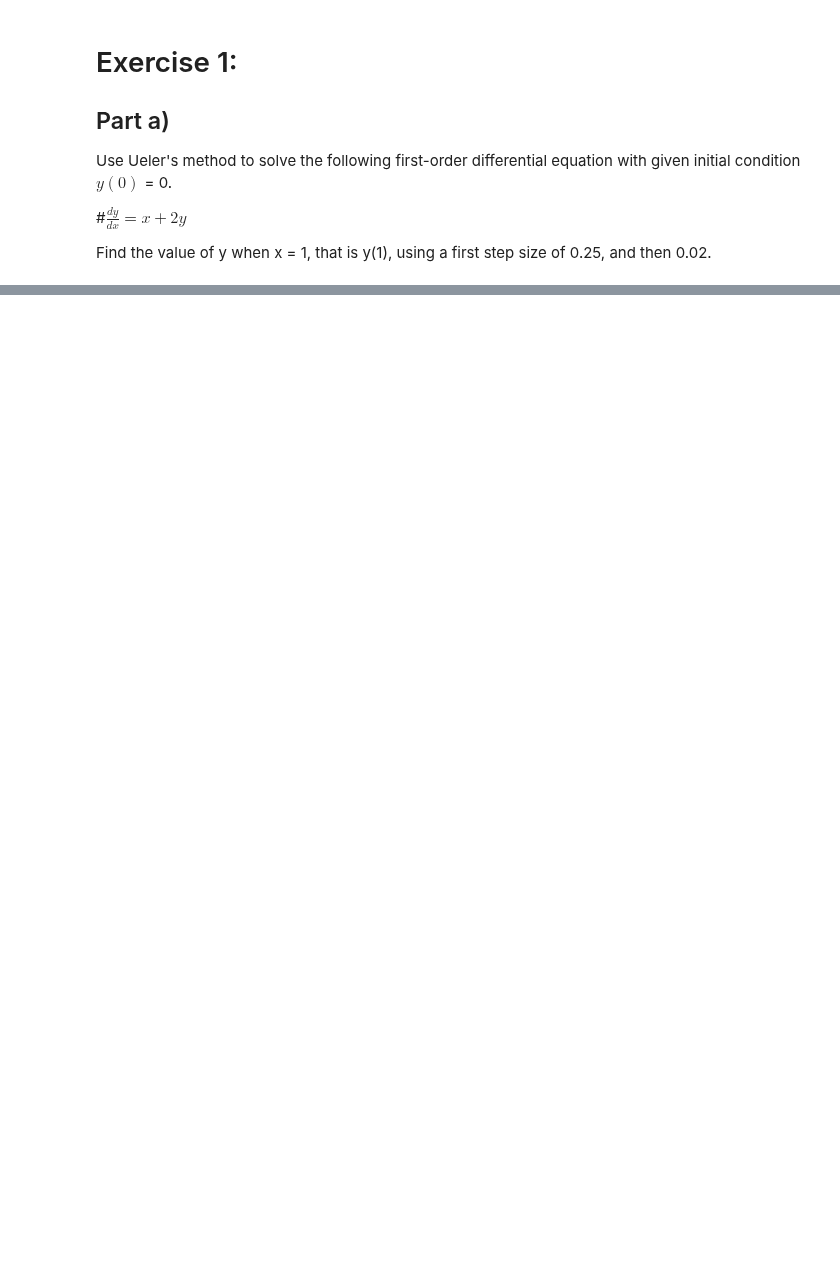
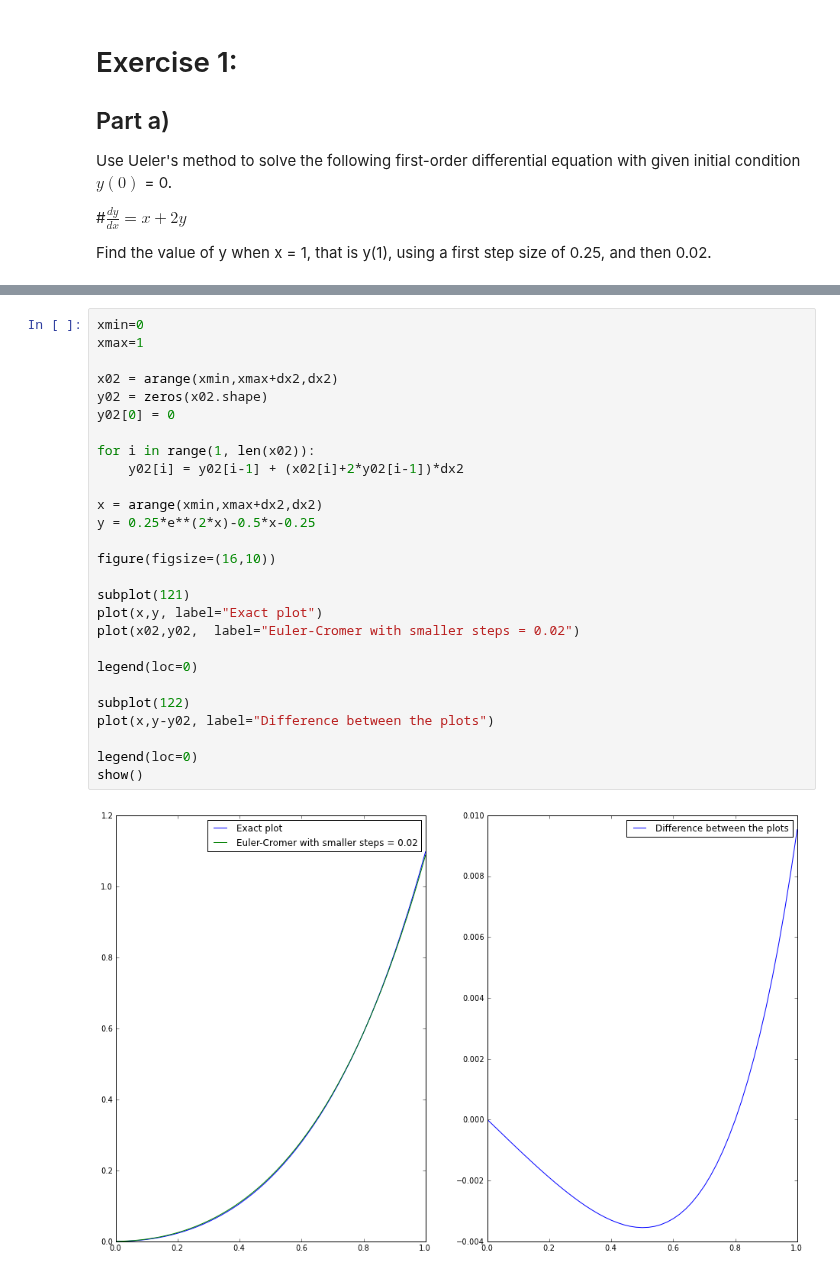
Before and after one commit to dcrose/PHYS202-S13, a Jupyter notebook: Week7/ThursdayNotes_ODEMeathods.ipynb, the cells around one changed output, grey strips where cells are left out. Drawn from its saved outputs; the diff is of its cells as text; blank space fills up the shorter version.

```diff
--- a/Week7/ThursdayNotes_ODEMeathods.ipynb
+++ b/Week7/ThursdayNotes_ODEMeathods.ipynb
@@ -35,0 +114,29 @@ f = lambda x,y: x + 2*y
+# %%
+xmin=0
+xmax=1
+
+x02 = arange(xmin,xmax+dx2,dx2)
+y02 = zeros(x02.shape)
+y02[0] = 0
+
+for i in range(1, len(x02)):
+    y02[i] = y02[i-1] + (x02[i]+2*y02[i-1])*dx2
+
+x = arange(xmin,xmax+dx2,dx2)
+y = 0.25*e**(2*x)-0.5*x-0.25
+
+figure(figsize=(16,10))
+
+subplot(121)
+plot(x,y, label="Exact plot")
+plot(x02,y02,  label="Euler-Cromer with smaller steps = 0.02")
+
+legend(loc=0)
+
+subplot(122)
+plot(x,y-y02, label="Difference between the plots")
+
+legend(loc=0)
+show()
+# %% [output]
+[figure, added]
```
Also changed, not shown: parts of 12 cells of this notebook.
